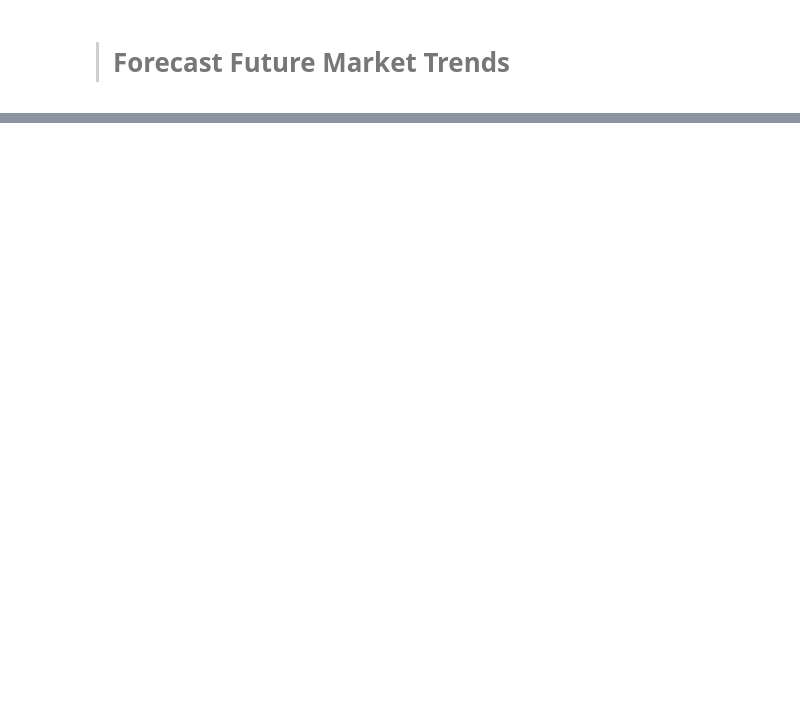
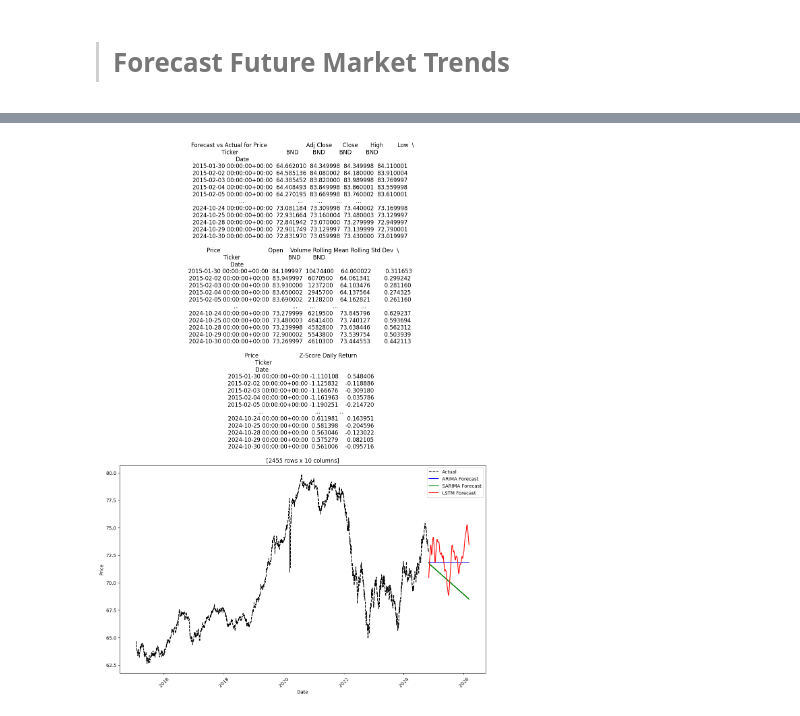
Before and after one commit to amannnnnyyyy/Finance-Forecast-Portfolio-Optimizer, a Jupyter notebook: notebooks/portfoliomgt.ipynb, the cells around one changed output, grey strips where cells are left out. Cells and saved outputs as stored; diff of their text form; code cells hidden in the pictures; blank space fills up the shorter version.

```diff
--- a/notebooks/portfoliomgt.ipynb
+++ b/notebooks/portfoliomgt.ipynb
@@ -449,0 +447,4 @@ Best Model for spy based on MAPE: ARIMA
+# %%
+forecast(all_data['bond'], result_bond)
+# %% [output]
+[figure, added]
```
Also changed, not shown: parts of 9 cells of this notebook, 2 other files.
